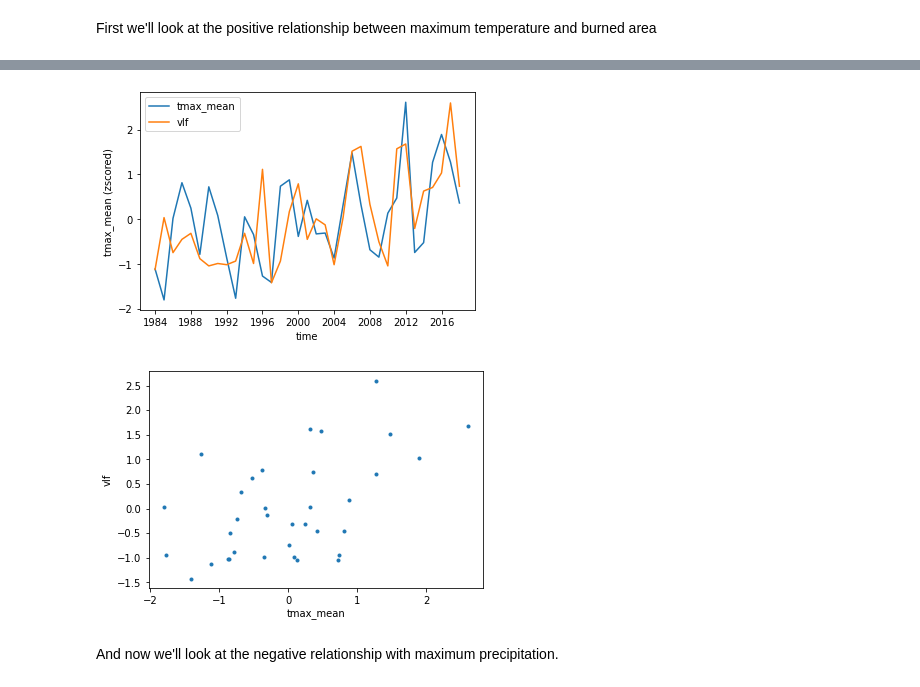
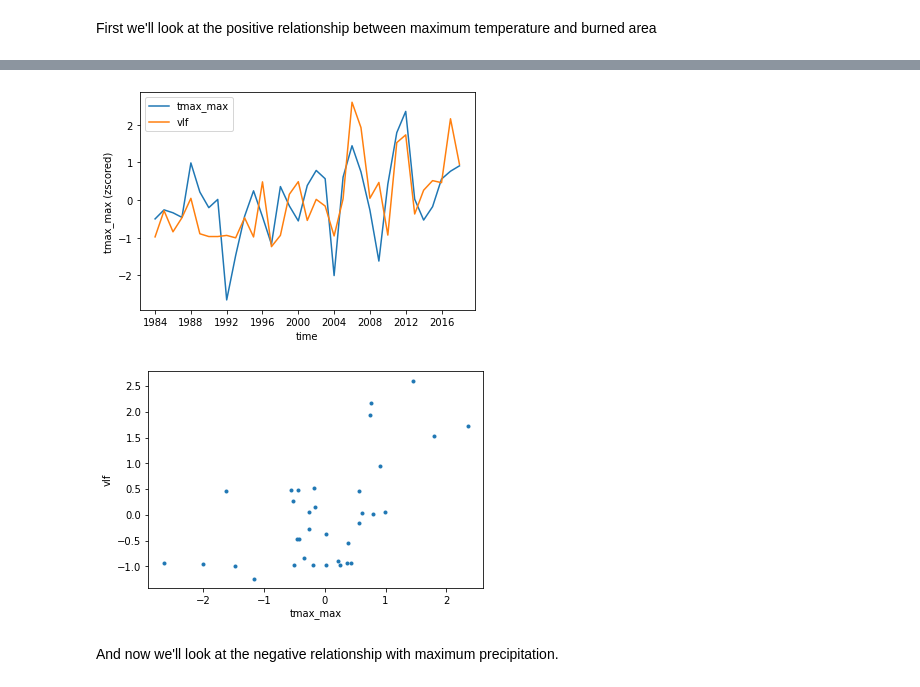
Before and after one commit to carbonplan/forest-risks, a Jupyter notebook: notebooks/fire/fire_model.ipynb, the cells around one changed output, grey strips where cells are left out. Cells and saved outputs as stored; diff of their text form; code cells hidden in the pictures.

```diff
--- a/notebooks/fire/fire_model.ipynb
+++ b/notebooks/fire/fire_model.ipynb
@@ -48,14 +48,13 @@ aggs = ["sum", "min", "max", "mean", "min", "max", "mean", "min", "max", "mean",
 y = load.mtbs(store="local", coarsen=coarsen)
 # %%
 mask = load.nlcd(store='local', classes='all', year=2001)
-climate = load.terraclim(store="local", tlim=(1984, 2018), coarsen=coarsen, mean=False, vars=data_vars, aggs=aggs)
+X = load.terraclim(store="local", tlim=(1984, 2018), coarsen=coarsen, mean=False, data_vars=data_vars, aggs=aggs, mask=mask)
 # %%
 groups = load.nftd(
     store="local",
     groups="all",
-    return_type="numpy",
     coarsen=4,
 )
 for key in range(groups.shape[0]):
     if key > 0:
-        X[f"group_{key}"] = np.tile(groups[key], [len(time), 1, 1])
+        X[f"group_{key}"] = (['time', 'y', 'x'], np.tile(groups[key], [len(X['time']), 1, 1]))
@@ -140,7 +108,7 @@ plt.plot(np.nanmean(np.nanmean(climate['tmax_mean'].values, axis=1), axis=1))
 # %%
-plot_time_vars("tmax_mean", "vlf")
+plot_time_vars("tmax_max", "vlf")
 # %% [output]
-[figure, old version]
+[figure, new version]
-[figure, old version]
+[figure, new version]
 # %% [markdown]
 And now we'll look at the negative relationship with maximum precipitation.
```
Also changed, not shown: parts of 16 cells of this notebook, 4 other files.
